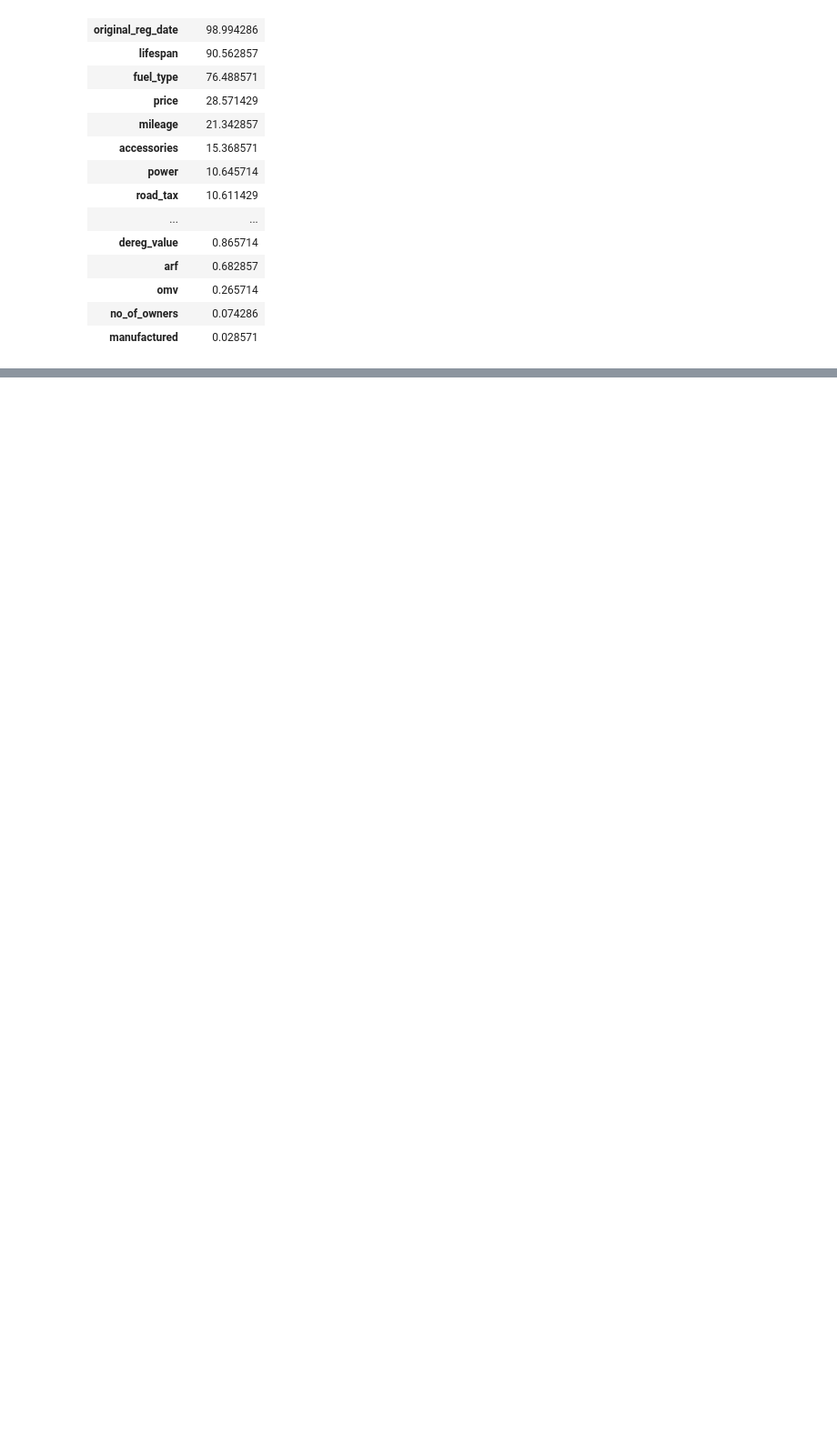
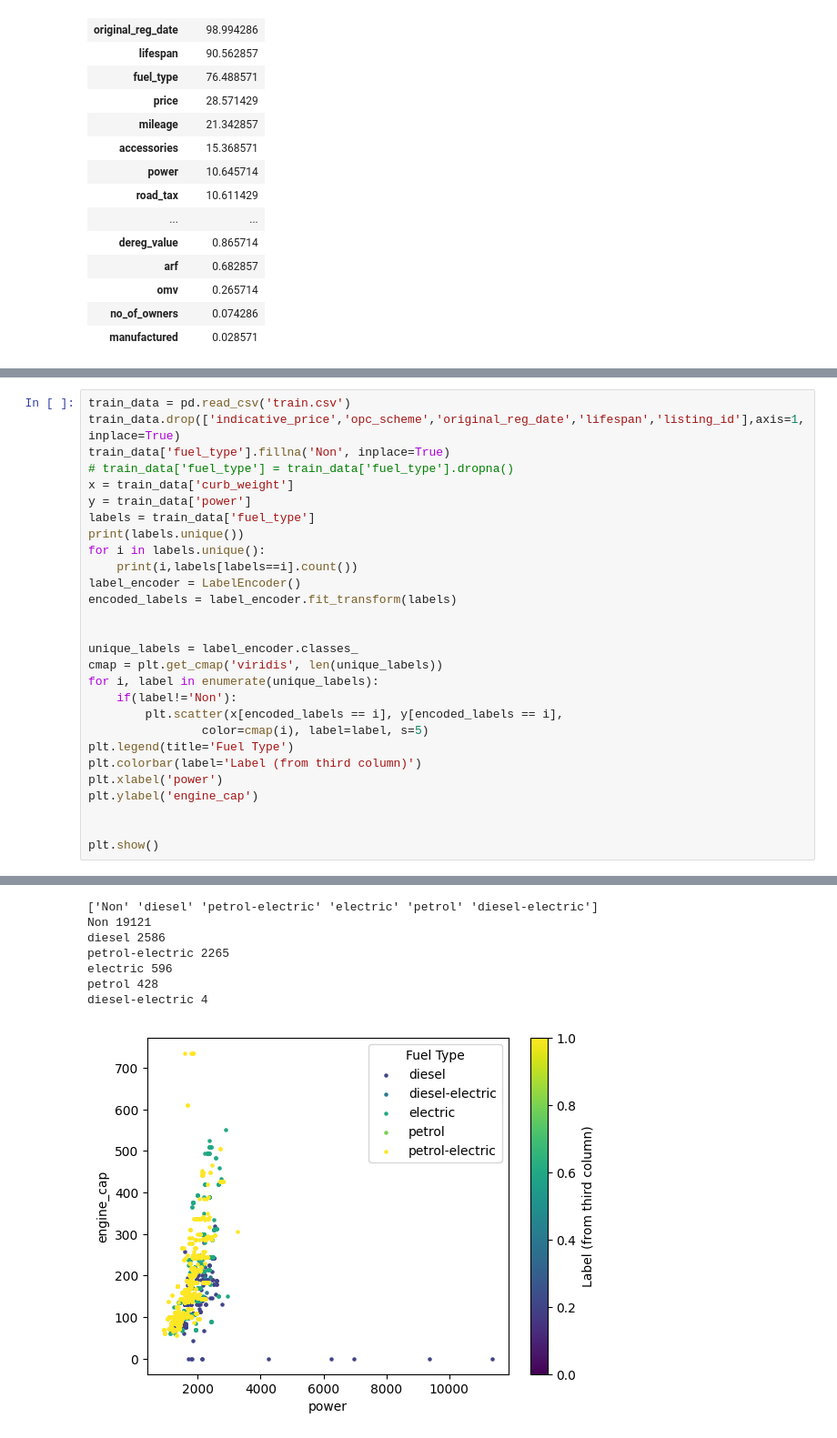
Before and after one commit to JunjieZ728/CS5228-Project, a Jupyter notebook: Untitled.ipynb, the cells around one changed output, grey strips where cells are left out. Shown at 91% size. Saved outputs shown, nothing was run; the diff lists cells and outputs as text; blank space fills up the shorter version.

```diff
--- a/Untitled.ipynb
+++ b/Untitled.ipynb
@@ -196,0 +190,29 @@ test_data['manufactured'].fillna(None,inplace=True)
+# %%
+train_data = pd.read_csv('train.csv')
+train_data.drop(['indicative_price','opc_scheme','original_reg_date','lifespan','listing_id'],axis=1,inplace=True)
+train_data['fuel_type'].fillna('Non', inplace=True)
+# train_data['fuel_type'] = train_data['fuel_type'].dropna()
+x = train_data['curb_weight']
+y = train_data['power']
+labels = train_data['fuel_type']
+print(labels.unique())
+for i in labels.unique():
+    print(i,labels[labels==i].count())
+label_encoder = LabelEncoder()
+encoded_labels = label_encoder.fit_transform(labels)
+
+
+unique_labels = label_encoder.classes_
+cmap = plt.get_cmap('viridis', len(unique_labels))
+for i, label in enumerate(unique_labels):
+    if(label!='Non'):
+        plt.scatter(x[encoded_labels == i], y[encoded_labels == i],
+                color=cmap(i), label=label, s=5)
+plt.legend(title='Fuel Type')
+plt.colorbar(label='Label (from third column)')
+plt.xlabel('power')
+plt.ylabel('engine_cap')
+
+
+plt.show()
+# %% [output]
@@ -196,0 +225,8 @@ test_data['manufactured'].fillna(None,inplace=True)
+['Non' 'diesel' 'petrol-electric' 'electric' 'petrol' 'diesel-electric']
+Non 19121
+diesel 2586
+petrol-electric 2265
+electric 596
+petrol 428
+diesel-electric 4
+[figure, added]
```
Also changed, not shown: parts of 12 cells of this notebook, 1 other file.
